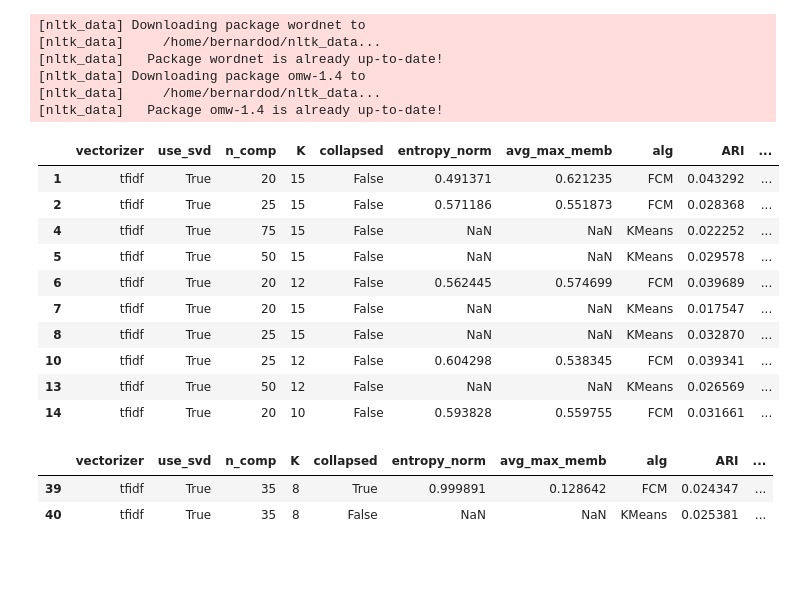
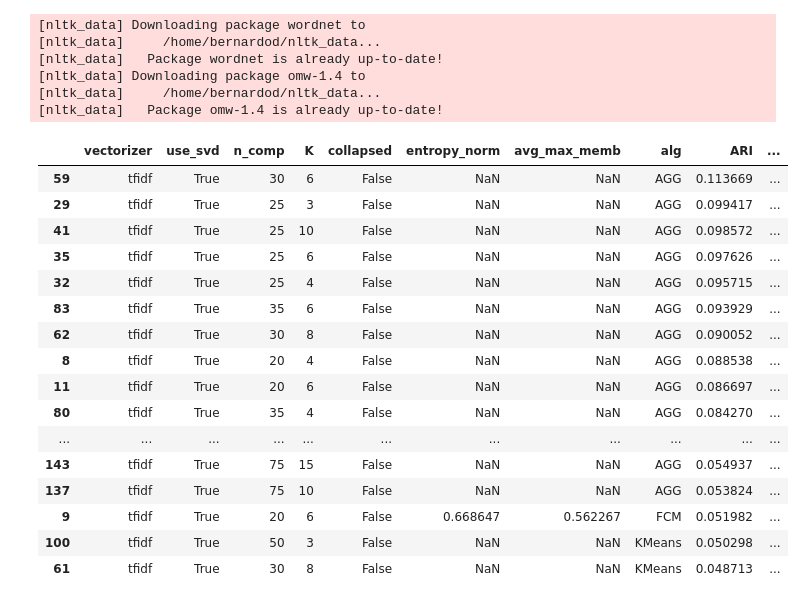
Before and after one commit to ai4society/ELIOT, a Jupyter notebook: notebook/evaluation.ipynb, the cells around one changed output. Cells and saved outputs as stored; diff of their text form; code cells hidden in the pictures; blank space fills up the shorter version.

Commit message:
Add agglomerative cluster

```diff
--- a/notebook/evaluation.ipynb
+++ b/notebook/evaluation.ipynb
@@ -122,6 +127,7 @@ def evaluate_all(X, y_true, y_pred):
     }
 # %%
 def append_result(alg_name, y_pred, extras):
+    extras = extras or {}
     metrics = evaluate_all(X, y_true_encoded, y_pred)
     row = {**base_row, "alg": alg_name, **metrics, **extras}
     rows.append(row)
@@ -165,36 +171,37 @@ for n_comp in n_comp_list:
                 "inertia": extra["inertia"]
             })
 
+        if "agglomerative" in CONFIG["algorithms"]:
+            y_pred = cluster_agglomerative_cluster(X, K)
+            append_result("AGG", y_pred, None)
+
 results_all = pd.DataFrame(rows)
-results_all.sort_values(by=["NMI", "ARI", "ACC"], ascending=False, inplace=True)
 results_all.reset_index(drop=True, inplace=True)
 # %%
 filtered = results_all.copy()
-filtered = filtered[~((filtered["alg"] == "FCM") & (filtered["collapsed"] == True))]
+filtered = filtered[~(filtered["collapsed"] == True)]
 
 top_per_alg = (
     filtered
-    .sort_values(["NMI","ARI","ACC"], ascending=False)
-    .groupby("alg")
-    .head(5)
+    .sort_values(by=["ARI", "NMI", "ACC"], ascending=False)
 )
 
-top_per_alg
+top_per_alg.head(40)
 # %% [output]
 |  | vectorizer | use_svd | n_comp | K | collapsed | entropy_norm | avg_max_memb | alg | ARI | ... |
-| 1 | tfidf | True | 20 | 15 | False | 0.491371 | 0.621235 | FCM | 0.043292 | ... |
-| 2 | tfidf | True | 25 | 15 | False | 0.571186 | 0.551873 | FCM | 0.028368 | ... |
-| 4 | tfidf | True | 75 | 15 | False | NaN | NaN | KMeans | 0.022252 | ... |
-| 5 | tfidf | True | 50 | 15 | False | NaN | NaN | KMeans | 0.029578 | ... |
-| 6 | tfidf | True | 20 | 12 | False | 0.562445 | 0.574699 | FCM | 0.039689 | ... |
-| 7 | tfidf | True | 20 | 15 | False | NaN | NaN | KMeans | 0.017547 | ... |
-| 8 | tfidf | True | 25 | 15 | False | NaN | NaN | KMeans | 0.032870 | ... |
-| 10 | tfidf | True | 25 | 12 | False | 0.604298 | 0.538345 | FCM | 0.039341 | ... |
-| 13 | tfidf | True | 50 | 12 | False | NaN | NaN | KMeans | 0.026569 | ... |
-| 14 | tfidf | True | 20 | 10 | False | 0.593828 | 0.559755 | FCM | 0.031661 | ... |
+| 59 | tfidf | True | 30 | 6 | False | NaN | NaN | AGG | 0.113669 | ... |
+| 29 | tfidf | True | 25 | 3 | False | NaN | NaN | AGG | 0.099417 | ... |
+| 41 | tfidf | True | 25 | 10 | False | NaN | NaN | AGG | 0.098572 | ... |
+| 35 | tfidf | True | 25 | 6 | False | NaN | NaN | AGG | 0.097626 | ... |
+| 32 | tfidf | True | 25 | 4 | False | NaN | NaN | AGG | 0.095715 | ... |
+| 83 | tfidf | True | 35 | 6 | False | NaN | NaN | AGG | 0.093929 | ... |
+| 62 | tfidf | True | 30 | 8 | False | NaN | NaN | AGG | 0.090052 | ... |
+| 8 | tfidf | True | 20 | 4 | False | NaN | NaN | AGG | 0.088538 | ... |
+| 11 | tfidf | True | 20 | 6 | False | NaN | NaN | AGG | 0.086697 | ... |
+| 80 | tfidf | True | 35 | 4 | False | NaN | NaN | AGG | 0.084270 | ... |
+| ... | ... | ... | ... | ... | ... | ... | ... | ... | ... | ... |
+| 143 | tfidf | True | 75 | 15 | False | NaN | NaN | AGG | 0.054937 | ... |
+| 137 | tfidf | True | 75 | 10 | False | NaN | NaN | AGG | 0.053824 | ... |
+| 9 | tfidf | True | 20 | 6 | False | 0.668647 | 0.562267 | FCM | 0.051982 | ... |
+| 100 | tfidf | True | 50 | 3 | False | NaN | NaN | KMeans | 0.050298 | ... |
+| 61 | tfidf | True | 30 | 8 | False | NaN | NaN | KMeans | 0.048713 | ... |
-# %%
-results_all.query("n_comp == 35 and K == 8")
-# %% [output]
-|  | vectorizer | use_svd | n_comp | K | collapsed | entropy_norm | avg_max_memb | alg | ARI | ... |
-| 39 | tfidf | True | 35 | 8 | True | 0.999891 | 0.128642 | FCM | 0.024347 | ... |
-| 40 | tfidf | True | 35 | 8 | False | NaN | NaN | KMeans | 0.025381 | ... |
```
Also changed, not shown: parts of 5 cells of this notebook, 1 other file.
